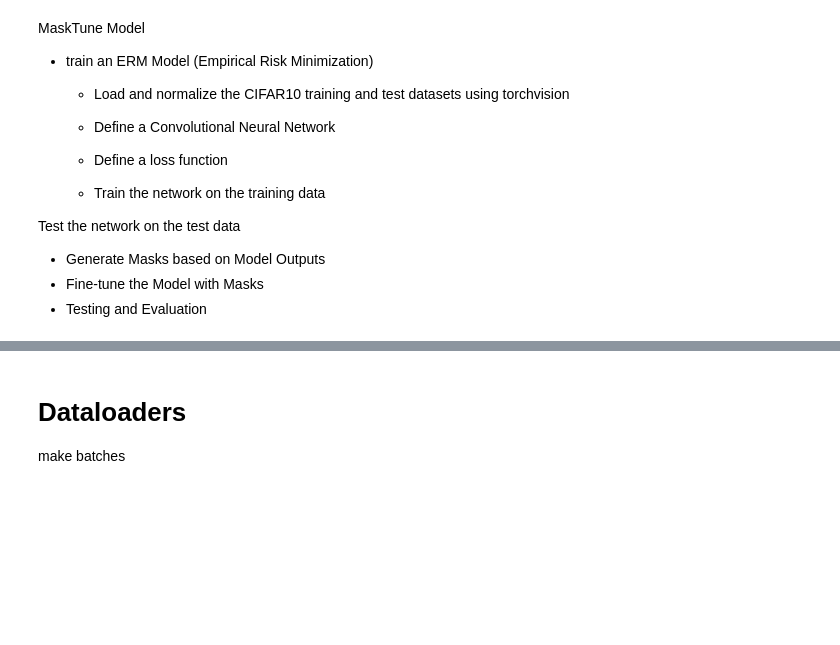
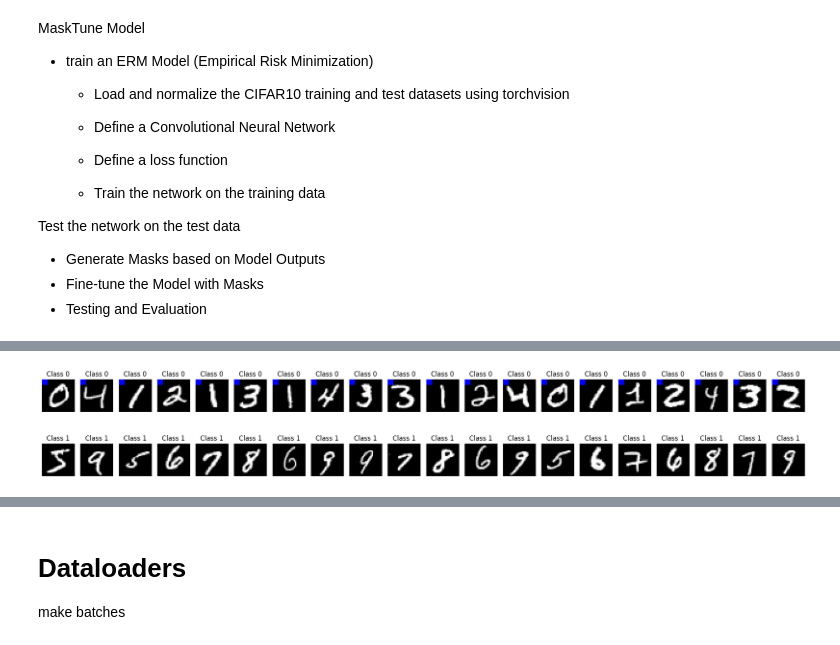
Before and after one commit to vmazashvili/Neural-Networks, a Jupyter notebook: MaskTune_Vano_Mazashvili_1993251.ipynb, the cells around one changed output, grey strips where cells are left out. Drawn from its saved outputs; the diff is of its cells as text; code cells hidden in the pictures; blank space fills up the shorter version.

```diff
--- a/MaskTune_Vano_Mazashvili_1993251.ipynb
+++ b/MaskTune_Vano_Mazashvili_1993251.ipynb
@@ -94,0 +239,27 @@ plt.show()
+# %%
+import matplotlib.pyplot as plt
+
+# Initialize counters for each class
+class_counts = {0: 0, 1: 0}
+
+# Plot 10 samples for each class
+fig, axes = plt.subplots(2, 20, figsize=(20, 4))
+
+for image, label in remapped_train_data_with_spurious:
+    # Check if the maximum number of samples for each class is reached
+    if class_counts[label] >= 20:
+        continue
+
+    # Plot the image
+    ax = axes[label][class_counts[label]]
+    ax.imshow(image, cmap='gray')
+    ax.axis('off')
+    ax.set_title(f'Class {label}')
+
+    # Increment the counter for the respective class
+    class_counts[label] += 1
+
+plt.tight_layout()
+plt.show()
+# %% [output]
+[figure, added]
```
Also changed, not shown: parts of 35 cells of this notebook.
